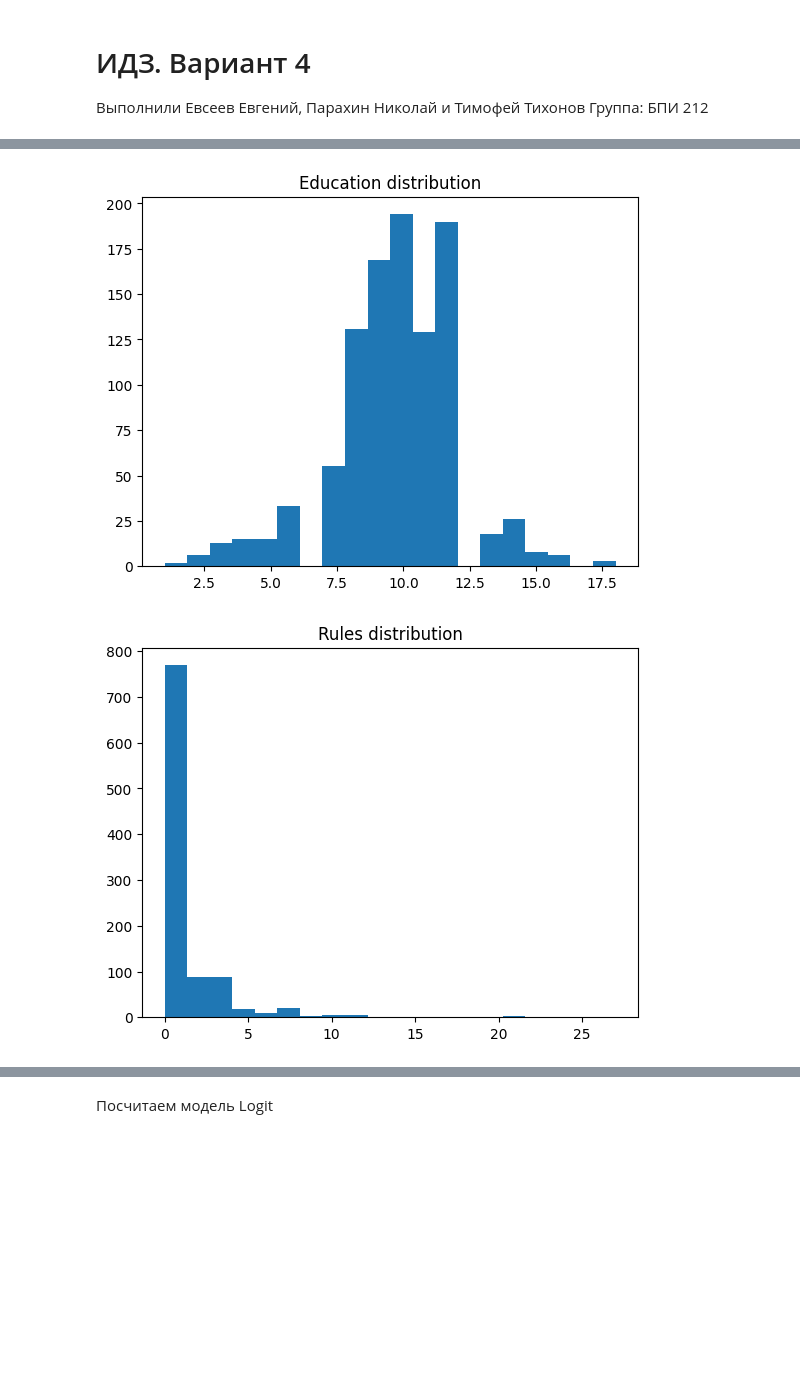
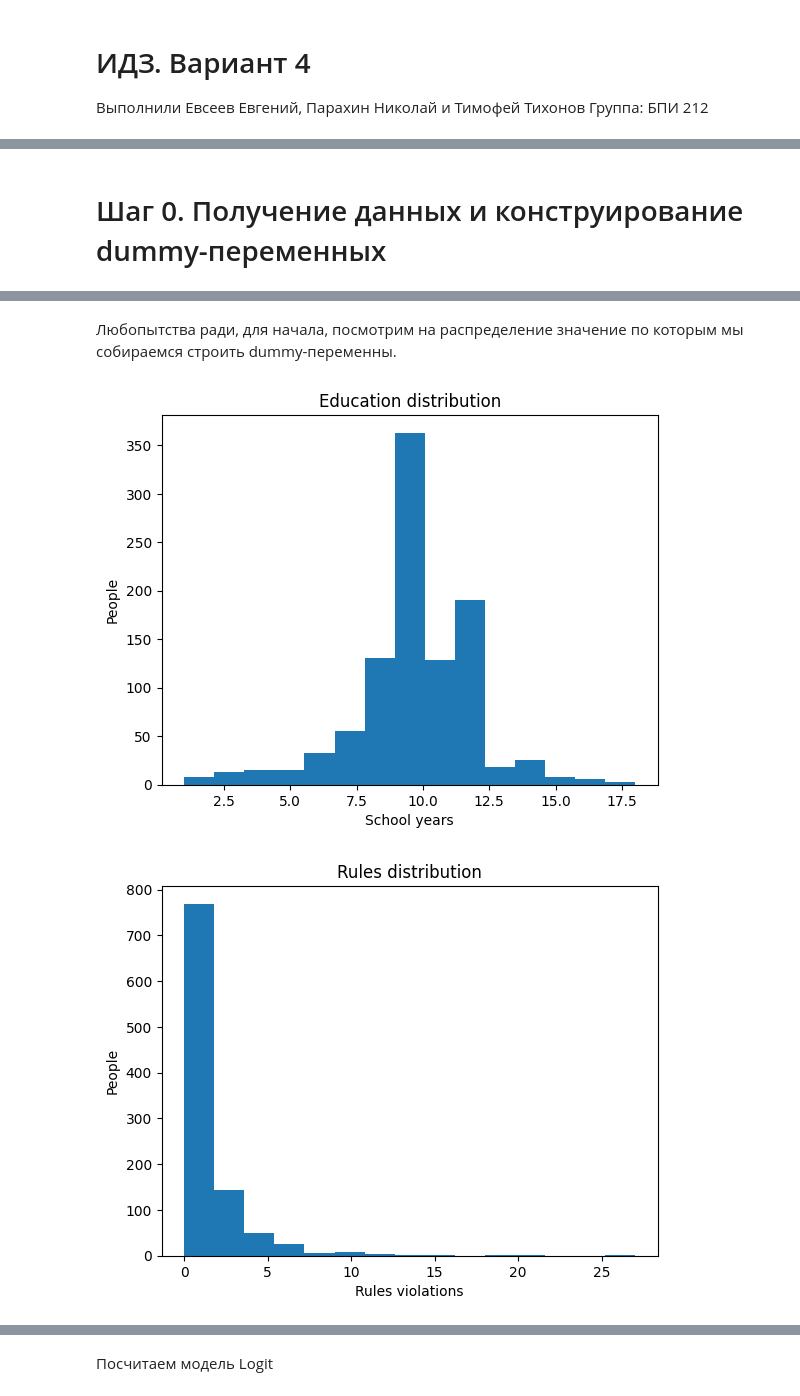
Before and after one commit to SamuraiGalahad/IDZ_HW, a Jupyter notebook: hw.ipynb, the cells around one changed output, grey strips where cells are left out. Saved outputs shown, nothing was run; the diff lists cells and outputs as text; code cells hidden in the pictures; blank space fills up the shorter version.

```diff
--- a/hw.ipynb
+++ b/hw.ipynb
@@ -60,4 +52,6 @@ from sklearn.metrics import mean_squared_error
 from scipy.stats.distributions import chi2
+# %% [markdown]
+# Шаг 0. Получение данных и конструирование dummy-переменных
 # %%
 # Data import
 data = pd.read_csv('data/data_v4.csv', sep=';')
@@ -73,20 +67,24 @@ data.describe()
 | 50% | 0.000000 | 0.000000 | 0.000000 | 0.000000 | 0.000000 | 0.000000 | 10.000000 | 0.000000 | 303.000000 |
 | 75% | 1.000000 | 1.000000 | 0.000000 | 0.000000 | 1.000000 | 1.000000 | 11.000000 | 1.000000 | 388.000000 |
 | max | 1.000000 | 1.000000 | 1.000000 | 1.000000 | 1.000000 | 1.000000 | 18.000000 | 27.000000 | 933.000000 |
+# %% [markdown]
+Любопытства ради, для начала, посмотрим на распределение значение по которым мы собираемся строить dummy-переменны.
 # %%
-BINS_COUNT = 20
+BINS_COUNT = 15
 
 plt.hist(data['educ'], bins=BINS_COUNT)
 plt.title('Education distribution')
+plt.ylabel('People')
+plt.xlabel('School years')
 plt.show()
 
 plt.hist(data['rules'], bins=BINS_COUNT)
+plt.ylabel('People')
+plt.xlabel('Rules violations')
 plt.title('Rules distribution')
 plt.show()
 
-plt.hist(data['age'], bins=BINS_COUNT)
-plt.title('Age distribution')
 plt.show()
 # %% [output]
-[figure, old version]
+[figure, new version]
-[figure, old version]
+[figure, new version]
```
Also changed, not shown: parts of 35 cells of this notebook.
